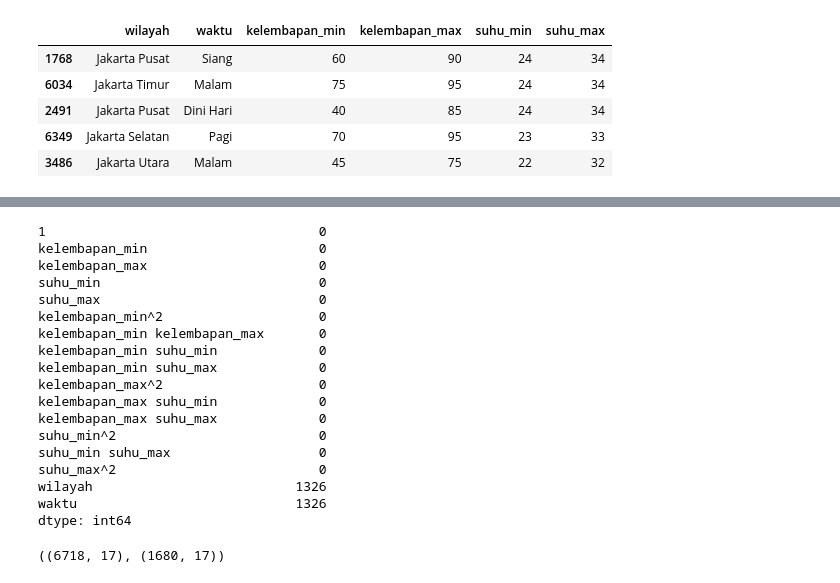
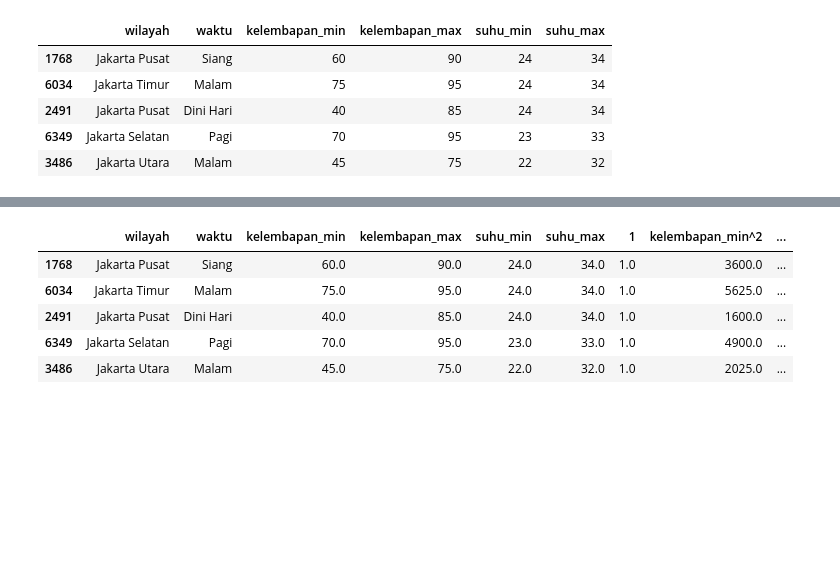
Before and after one commit to FransiscoReadyPermana/Weather-Prediction, a Jupyter notebook: Jakarta/2.ipynb, the cells around one changed output, grey strips where cells are left out. Drawn from its saved outputs; the diff is of its cells as text; code cells hidden in the pictures; blank space fills up the shorter version.

```diff
--- a/Jakarta/2.ipynb
+++ b/Jakarta/2.ipynb
@@ -306,27 +305,10 @@ X_train_poly.head()
-# %%
-X_test_poly.isna().sum()
-X_train_poly.isna().sum()
-# %% [output]
-1                                   0
-kelembapan_min                      0
-kelembapan_max                      0
-suhu_min                            0
-suhu_max                            0
-kelembapan_min^2                    0
-kelembapan_min kelembapan_max       0
-kelembapan_min suhu_min             0
-kelembapan_min suhu_max             0
-kelembapan_max^2                    0
-kelembapan_max suhu_min             0
-kelembapan_max suhu_max             0
-suhu_min^2                          0
-suhu_min suhu_max                   0
-suhu_max^2                          0
-wilayah                          1326
-waktu                            1326
-dtype: int64
-# %%
-X_train_poly.shape, X_test_poly.shape
-# %% [output]
-((6718, 17), (1680, 17))
+# %%
+X_train.head()
+# %% [output]
+|  | wilayah | waktu | kelembapan_min | kelembapan_max | suhu_min | suhu_max | 1 | kelembapan_min^2 | ... |
+| 1768 | Jakarta Pusat | Siang | 60.0 | 90.0 | 24.0 | 34.0 | 1.0 | 3600.0 | ... |
+| 6034 | Jakarta Timur | Malam | 75.0 | 95.0 | 24.0 | 34.0 | 1.0 | 5625.0 | ... |
+| 2491 | Jakarta Pusat | Dini Hari | 40.0 | 85.0 | 24.0 | 34.0 | 1.0 | 1600.0 | ... |
+| 6349 | Jakarta Selatan | Pagi | 70.0 | 95.0 | 23.0 | 33.0 | 1.0 | 4900.0 | ... |
+| 3486 | Jakarta Utara | Malam | 45.0 | 75.0 | 22.0 | 32.0 | 1.0 | 2025.0 | ... |
 # %%
```
Also changed, not shown: parts of 6 cells of this notebook.
